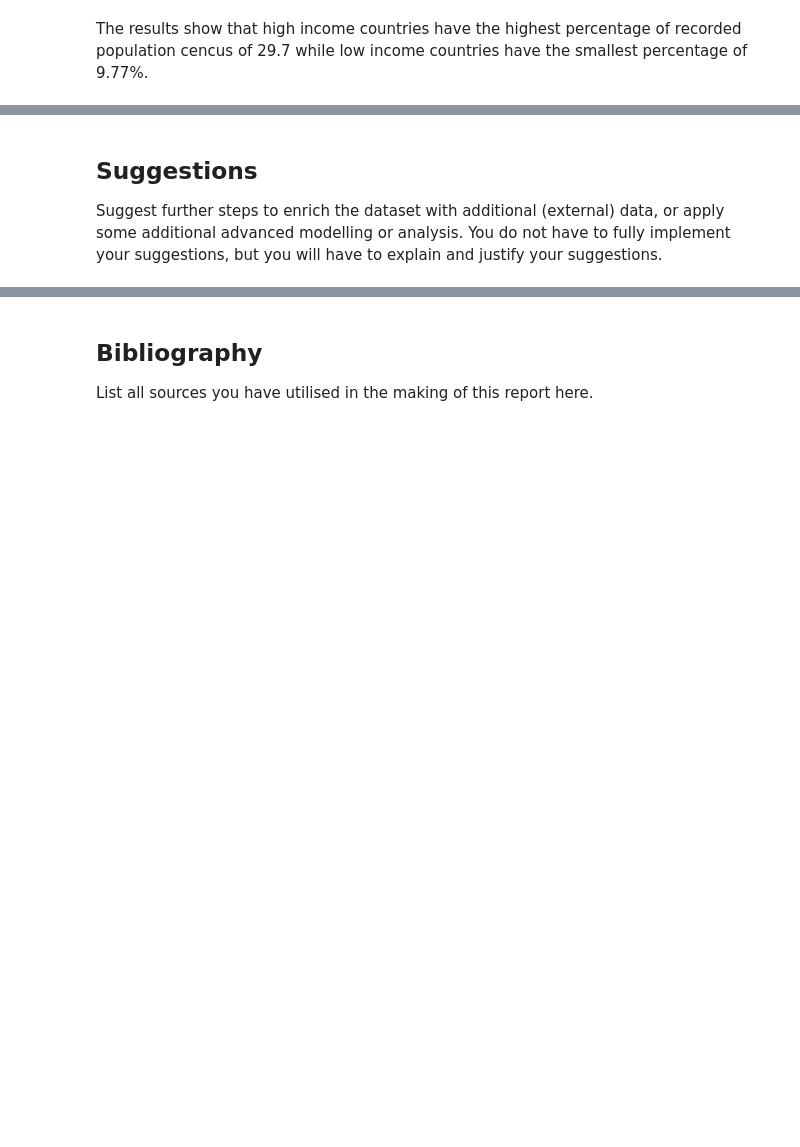
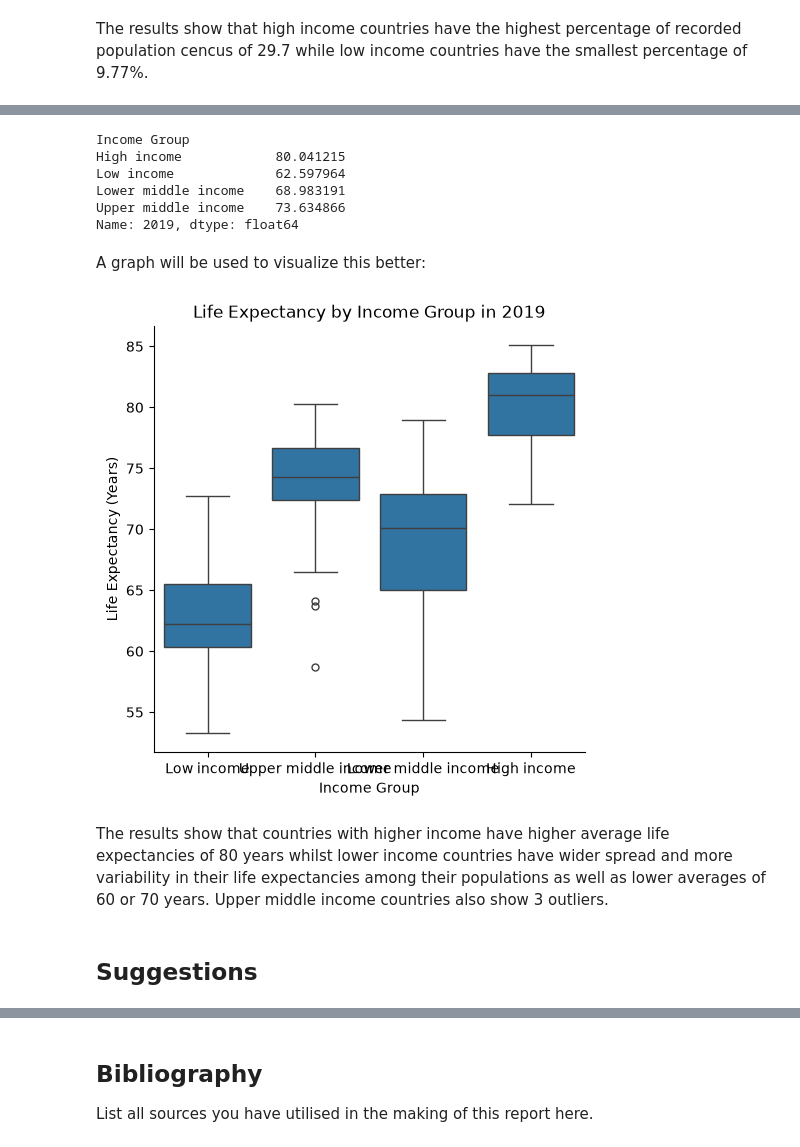
Before and after one commit to R-Bagala/Data-Science-Assignment-UoS, a Jupyter notebook: 3428295_CSCU9M3_TheAssignment_Aut26.ipynb, the cells around one changed output, grey strips where cells are left out. Cells and saved outputs as stored; diff of their text form; code cells hidden in the pictures; blank space fills up the shorter version.

Commit message:
Finished data analytics and updated word count.

```diff
--- a/3428295_CSCU9M3_TheAssignment_Aut26.ipynb
+++ b/3428295_CSCU9M3_TheAssignment_Aut26.ipynb
@@ -489,0 +496,14 @@ The results show that high income countries have the highest percentage of recor
+# %%
+#accessing life expectancy indicator
+life_expectancy = clean_stats[clean_stats["Indicator Name"] == "Life expectancy at birth, total (years)"]
+
+#keeping the data to 2019
+life_expectancy = life_expectancy[["Country Code", "2019"]]
+
+#combining life expectancy with country income from country dataset
+life_expectancy_data = pd.merge(life_expectancy, clean_country[["Country Code", "Income Group"]], on="Country Code")
+
+#removing empty income groups
+life_expectancy_data = life_expectancy_data.dropna(subset=["Income Group"])
+
+display(life_expectancy_data.head(40))
@@ -490,3 +528,36 @@ The results show that high income countries have the highest percentage of recor
+# %%
+#average life expectancy of each income group
+average_life_expectancy = life_expectancy_data.groupby("Income Group")["2019"].mean()
+print(average_life_expectancy)
+# %% [output]
+Income Group
+High income            80.041215
+Low income             62.597964
+Lower middle income    68.983191
+Upper middle income    73.634866
+Name: 2019, dtype: float64
+# %% [markdown]
+A graph will be used to visualize this better:
+# %%
+#importing the library for distribution visualizations
+import seaborn as sns
+
+#creating a boxplot of life expectancy by income group
+sns.catplot(
+    x="Income Group",
+    y="2019",
+    kind="box",
+    data=life_expectancy_data
+)
+
+plt.xlabel("Income Group")
+plt.ylabel("Life Expectancy (Years)")
+plt.title("Life Expectancy by Income Group in 2019")
+
+plt.show()
+# %% [output]
+[figure, added]
+# %% [markdown]
+The results show that countries with higher income have higher average life expectancies of 80 years whilst lower income countries have wider spread and more variability in their life expectancies among their populations as well as lower averages of 60 or 70 years. Upper middle income countries also show 3 outliers.
 # %% [markdown]
 ## Suggestions
-Suggest further steps to enrich the dataset with additional (external) data, or apply some additional advanced modelling or analysis. You do not have to fully implement your suggestions, but you will have to explain and justify your suggestions.
```
Also changed, not shown: parts of 3 cells of this notebook, 1 other file.
